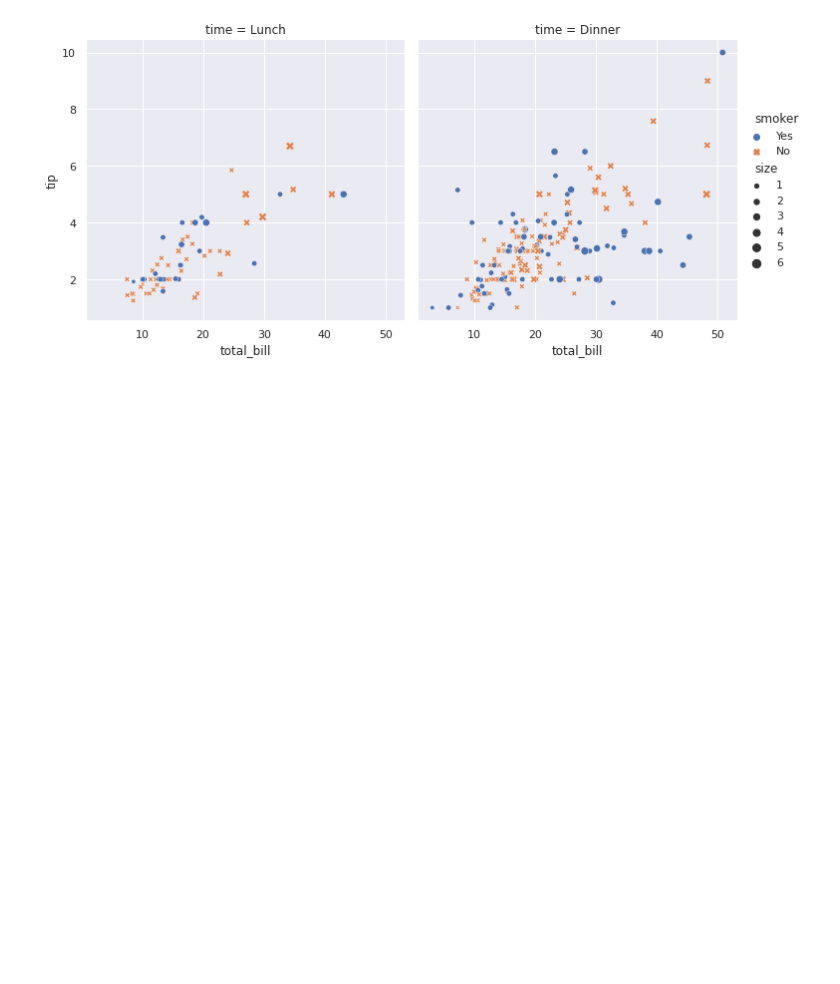
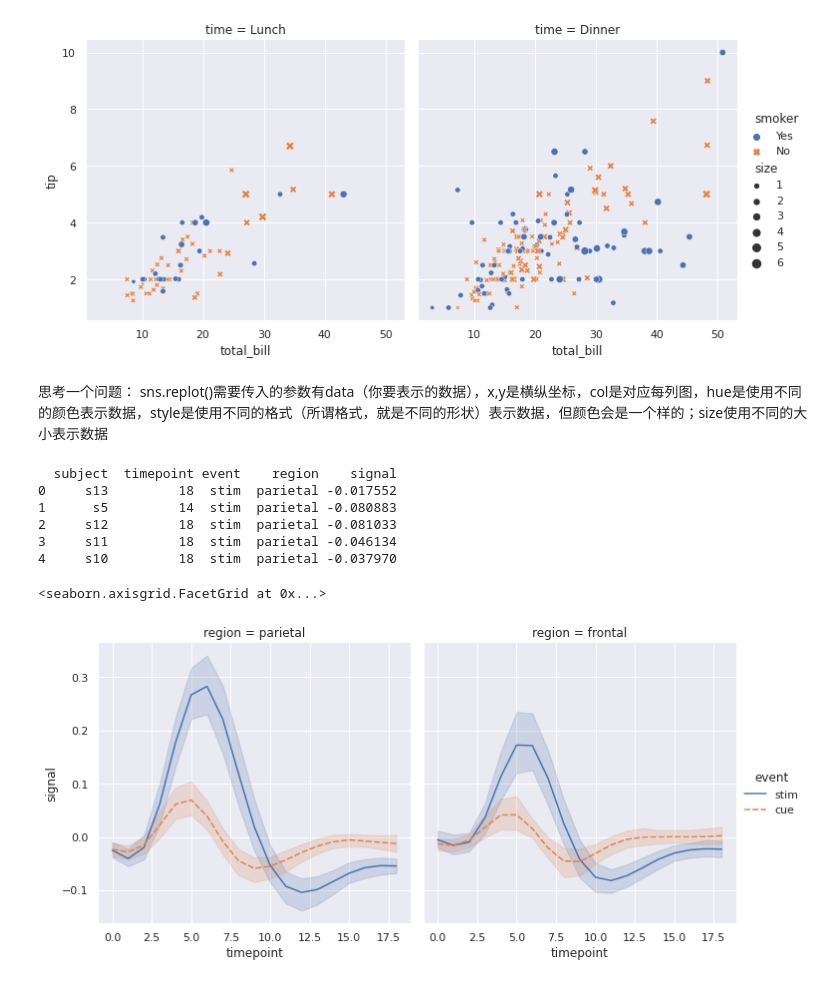
Before and after one commit to jhrsya/seaborn_practice, a Jupyter notebook: seaborn_practice.ipynb, the cells around one changed output. Drawn from its saved outputs; the diff is of its cells as text; code cells hidden in the pictures; blank space fills up the shorter version.

```diff
--- a/seaborn_practice.ipynb
+++ b/seaborn_practice.ipynb
@@ -36,3 +36,22 @@ sns.relplot(data = tips, x = "total_bill", y = "tip", col = "time", hue = "smoke
 # %% [output]
 <seaborn.axisgrid.FacetGrid at 0x...>
 [figure]
+# %% [markdown]
+思考一个问题：
+sns.replot()需要传入的参数有data（你要表示的数据），x,y是横纵坐标，col是对应每列图，hue是使用不同的颜色表示数据，style是使用不同的格式（所谓格式，就是不同的形状）表示数据，但颜色会是一个样的；size使用不同的大小表示数据
+# %%
+import seaborn as sns
+fmri = sns.load_dataset("fmri")
+print(fmri[:5])
+# %% [output]
+  subject  timepoint event    region    signal
+0     s13         18  stim  parietal -0.017552
+1      s5         14  stim  parietal -0.080883
+2     s12         18  stim  parietal -0.081033
+3     s11         18  stim  parietal -0.046134
+4     s10         18  stim  parietal -0.037970
+# %%
+sns.relplot(data = fmri, kind = "line", x = "timepoint", y = "signal", col = "region", hue = "event", style = "event")
+# %% [output]
+<seaborn.axisgrid.FacetGrid at 0x...>
+[figure, added]
```
Also changed, not shown: parts of 8 cells of this notebook.
